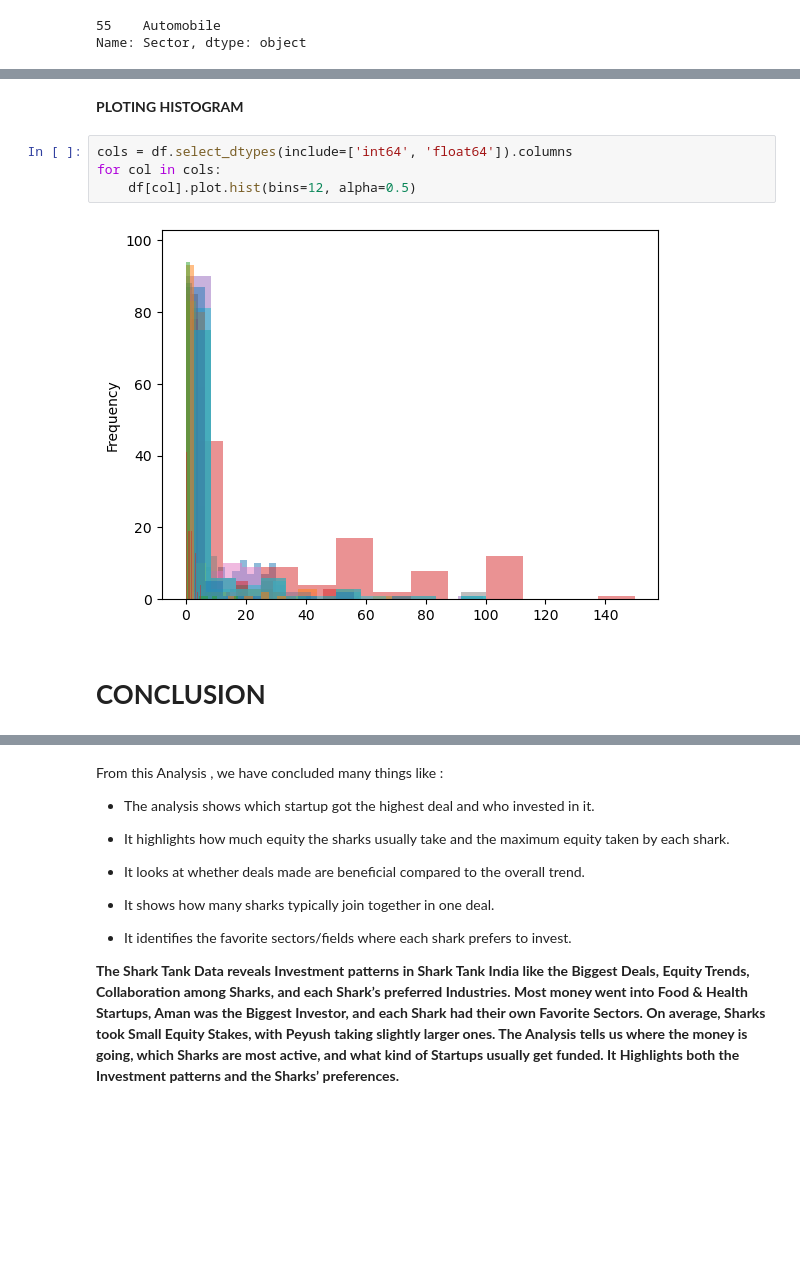
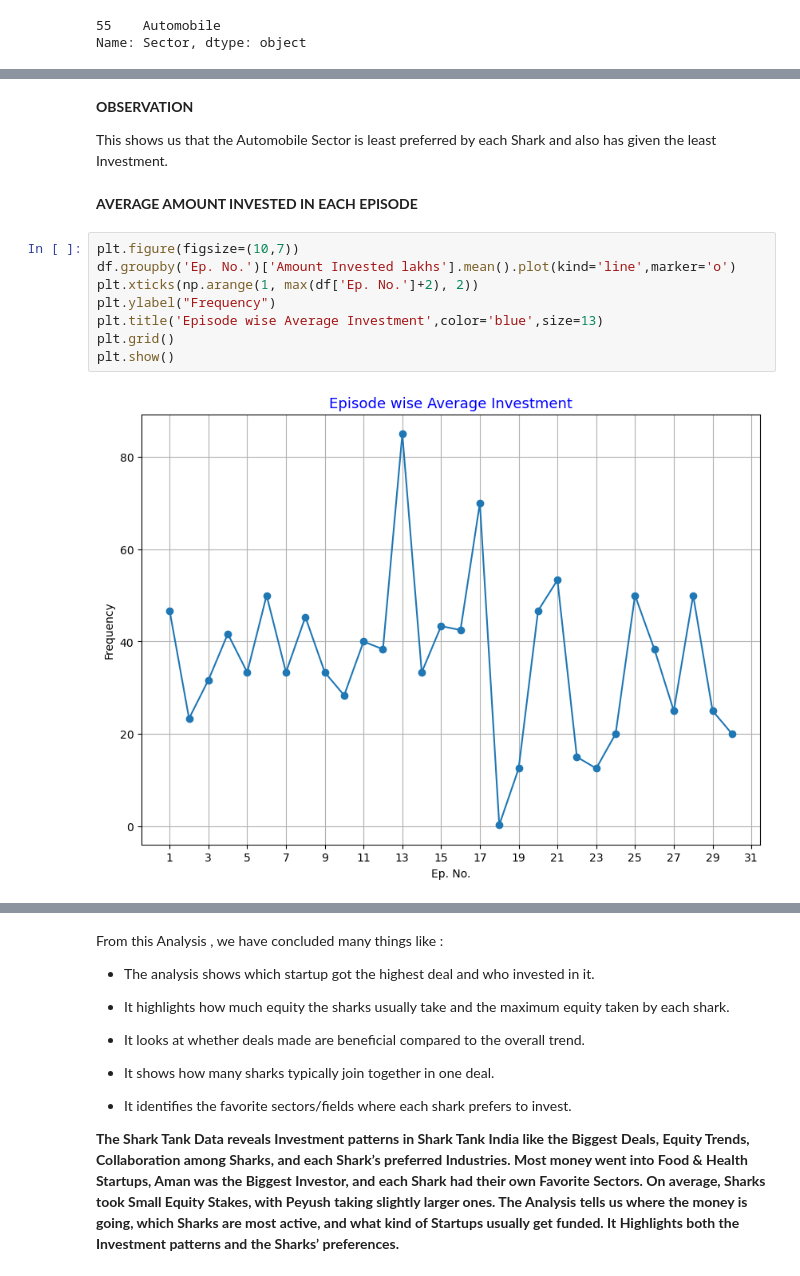
Before and after one commit to tapender07/Shark-Tank-Data-Analysis, a Jupyter notebook: shark_tank_data_analysis.ipynb, the cells around one changed output, grey strips where cells are left out. Drawn from its saved outputs; the diff is of its cells as text; blank space fills up the shorter version.

```diff
--- a/shark_tank_data_analysis.ipynb
+++ b/shark_tank_data_analysis.ipynb
@@ -603,10 +598,16 @@ This shows us that the Automobile Sector is least preferred by each Shark and al
-# %% [markdown]
-**PLOTING HISTOGRAM**
-# %%
-cols = df.select_dtypes(include=['int64', 'float64']).columns
-for col in cols:
-    df[col].plot.hist(bins=12, alpha=0.5)
-# %% [output]
-[figure, removed]
-# %% [markdown]
-# **CONCLUSION**
+# %% [markdown]
+**OBSERVATION**
+
+This shows us that the Automobile Sector is least preferred by each Shark and also has given the least Investment.
+# %% [markdown]
+**AVERAGE AMOUNT INVESTED IN EACH EPISODE**
+# %%
+plt.figure(figsize=(10,7))
+df.groupby('Ep. No.')['Amount Invested lakhs'].mean().plot(kind='line',marker='o')
+plt.xticks(np.arange(1, max(df['Ep. No.']+2), 2))
+plt.ylabel("Frequency")
+plt.title('Episode wise Average Investment',color='blue',size=13)
+plt.grid()
+plt.show()
+# %% [output]
+[figure, added]
```
Also changed, not shown: parts of 89 cells of this notebook.
